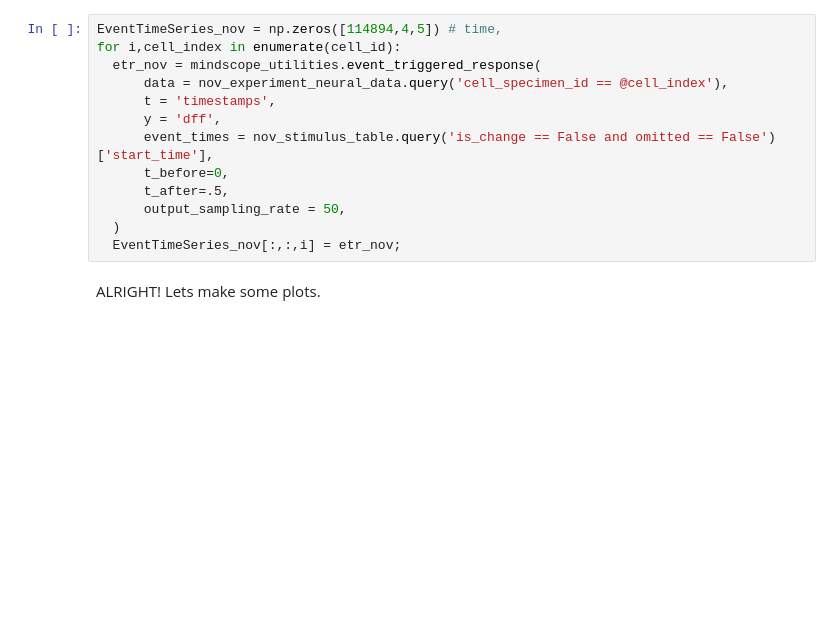
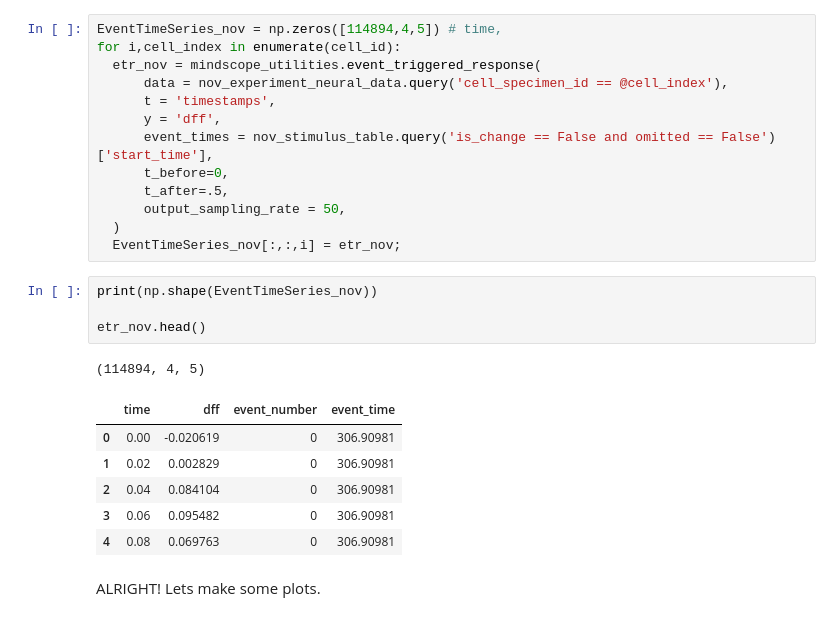
Before and after one commit to CJWhyte/NeuromatchProject, a Jupyter notebook: DataForPlasticityProject.ipynb, the cells around one changed output. Drawn from its saved outputs; the diff is of its cells as text; blank space fills up the shorter version.

```diff
--- a/DataForPlasticityProject.ipynb
+++ b/DataForPlasticityProject.ipynb
@@ -365,6 +365,18 @@ for i,cell_index in enumerate(cell_id):
       output_sampling_rate = 50,
   )
   EventTimeSeries_nov[:,:,i] = etr_nov;
+# %%
+print(np.shape(EventTimeSeries_nov))
+
+etr_nov.head()
+# %% [output]
+(114894, 4, 5)
+|  | time | dff | event_number | event_time |
+| 0 | 0.00 | -0.020619 | 0 | 306.90981 |
+| 1 | 0.02 | 0.002829 | 0 | 306.90981 |
+| 2 | 0.04 | 0.084104 | 0 | 306.90981 |
+| 3 | 0.06 | 0.095482 | 0 | 306.90981 |
+| 4 | 0.08 | 0.069763 | 0 | 306.90981 |
 # %% [markdown]
 ALRIGHT! Lets make some plots.
 # %%
```
